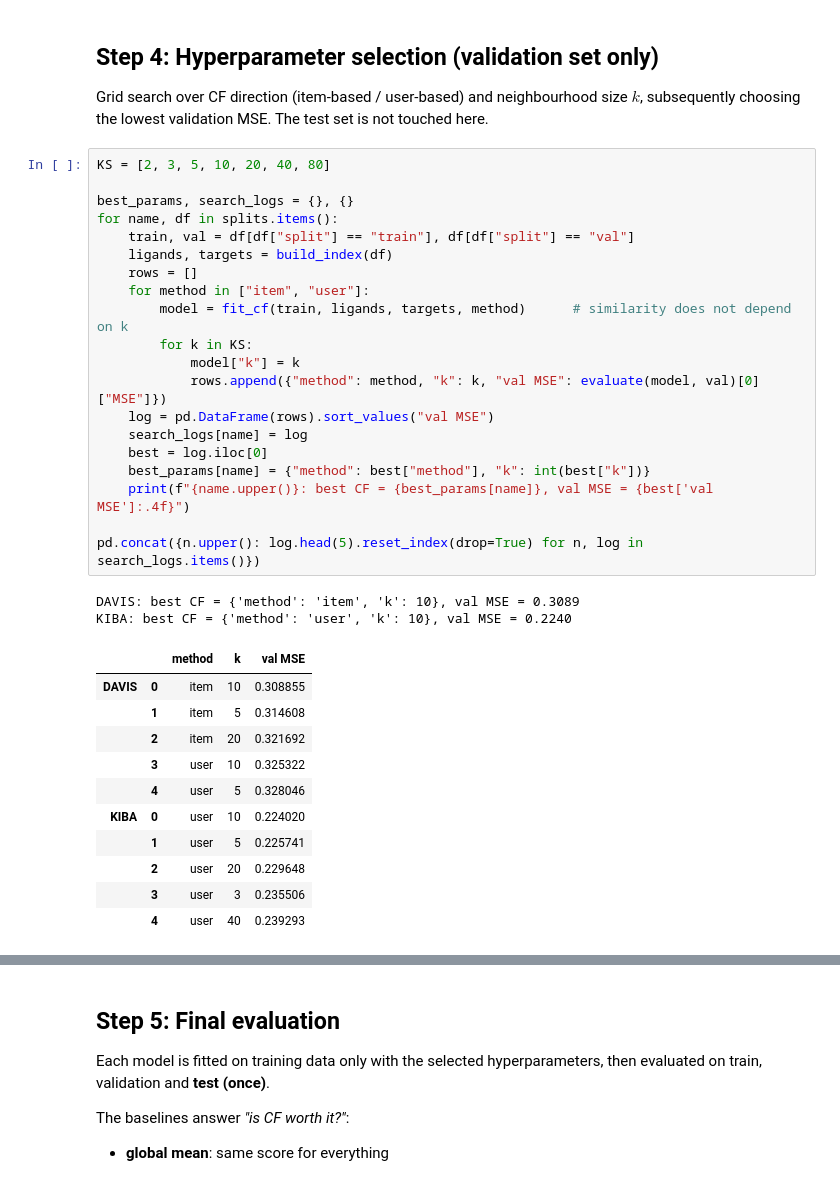
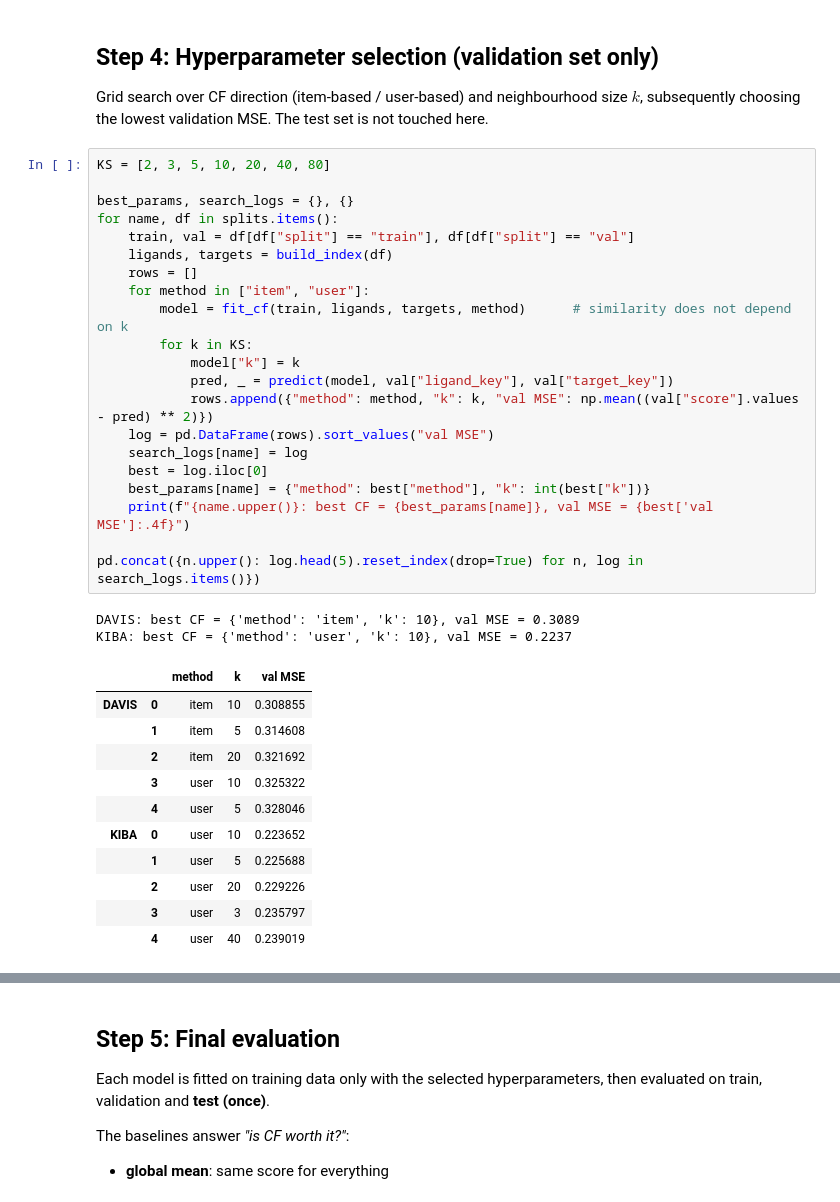
Before and after one commit to thisisadison/Retrieval-and-Recommendation, a Jupyter notebook: SC4020_Project2/task2_cf.ipynb, the cells around one changed output, grey strips where cells are left out. Drawn from its saved outputs; the diff is of its cells as text.

```diff
--- a/SC4020_Project2/task2_cf.ipynb
+++ b/SC4020_Project2/task2_cf.ipynb
@@ -234,37 +104,38 @@ Grid search over CF direction (item-based / user-based) and neighbourhood size $
 # %%
 KS = [2, 3, 5, 10, 20, 40, 80]
 
 best_params, search_logs = {}, {}
 for name, df in splits.items():
     train, val = df[df["split"] == "train"], df[df["split"] == "val"]
     ligands, targets = build_index(df)
     rows = []
     for method in ["item", "user"]:
         model = fit_cf(train, ligands, targets, method)      # similarity does not depend on k
         for k in KS:
             model["k"] = k
-            rows.append({"method": method, "k": k, "val MSE": evaluate(model, val)[0]["MSE"]})
+            pred, _ = predict(model, val["ligand_key"], val["target_key"])
+            rows.append({"method": method, "k": k, "val MSE": np.mean((val["score"].values - pred) ** 2)})
     log = pd.DataFrame(rows).sort_values("val MSE")
     search_logs[name] = log
     best = log.iloc[0]
     best_params[name] = {"method": best["method"], "k": int(best["k"])}
     print(f"{name.upper()}: best CF = {best_params[name]}, val MSE = {best['val MSE']:.4f}")
 
 pd.concat({n.upper(): log.head(5).reset_index(drop=True) for n, log in search_logs.items()})
 # %% [output]
 DAVIS: best CF = {'method': 'item', 'k': 10}, val MSE = 0.3089
-KIBA: best CF = {'method': 'user', 'k': 10}, val MSE = 0.2240
+KIBA: best CF = {'method': 'user', 'k': 10}, val MSE = 0.2237
 |  |  | method | k | val MSE |
 | DAVIS | 0 | item | 10 | 0.308855 |
 |  | 1 | item | 5 | 0.314608 |
 |  | 2 | item | 20 | 0.321692 |
 |  | 3 | user | 10 | 0.325322 |
 |  | 4 | user | 5 | 0.328046 |
-| KIBA | 0 | user | 10 | 0.224020 |
-|  | 1 | user | 5 | 0.225741 |
-|  | 2 | user | 20 | 0.229648 |
-|  | 3 | user | 3 | 0.235506 |
-|  | 4 | user | 40 | 0.239293 |
+| KIBA | 0 | user | 10 | 0.223652 |
+|  | 1 | user | 5 | 0.225688 |
+|  | 2 | user | 20 | 0.229226 |
+|  | 3 | user | 3 | 0.235797 |
+|  | 4 | user | 40 | 0.239019 |
 # %%
 fig, axes = plt.subplots(2, 1, figsize=(13, 8))
 for ax, (name, log) in zip(axes, search_logs.items()):
```
Also changed, not shown: parts of 12 cells of this notebook, 5 other files.
